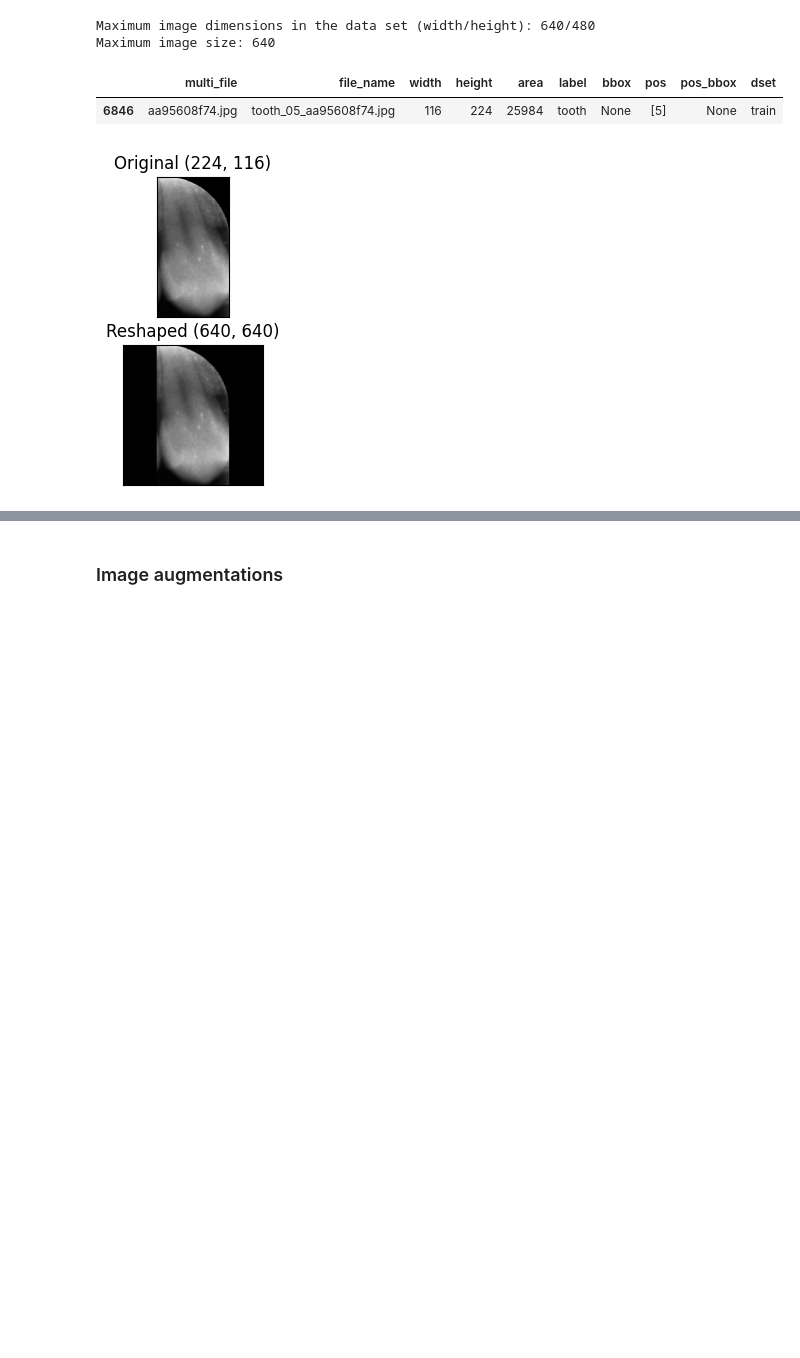
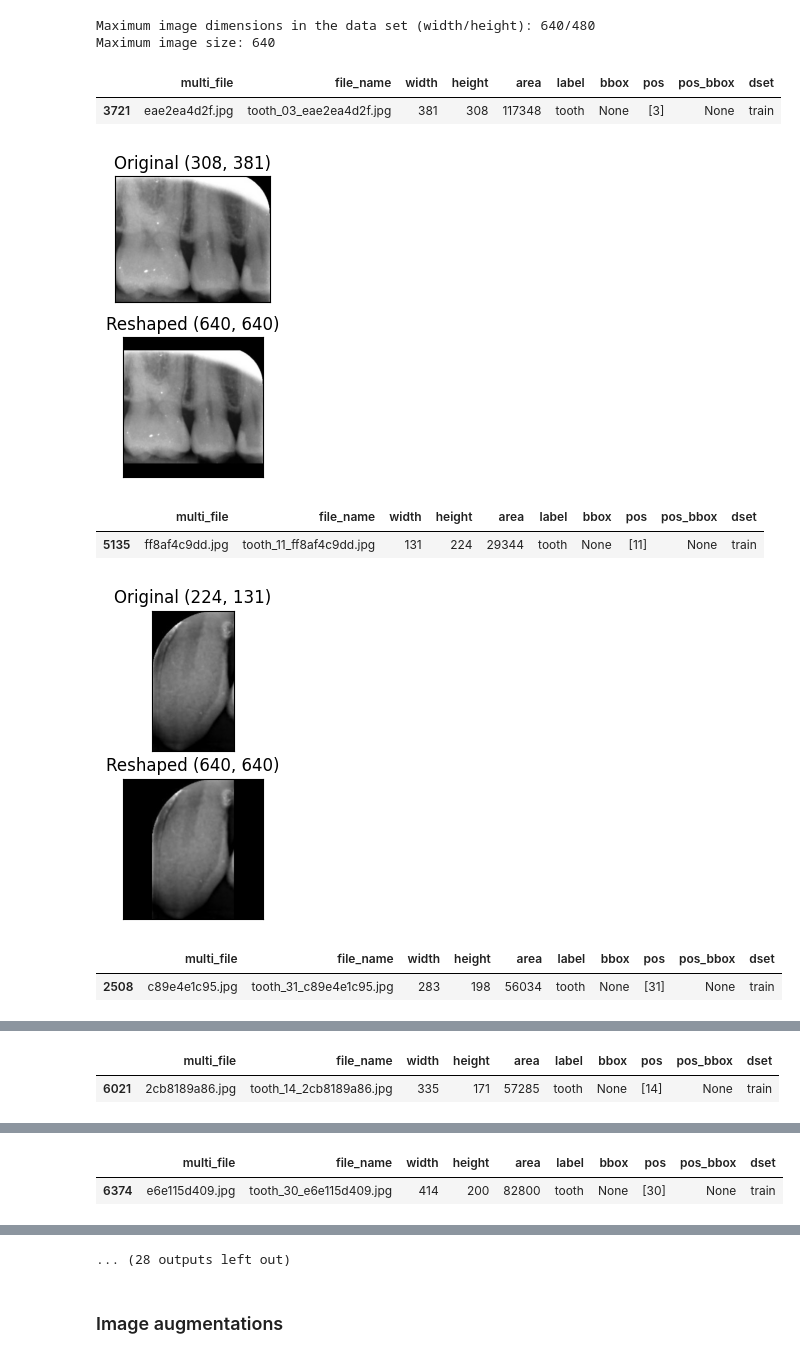
Before and after one commit to ccb-hms/computervision, a Jupyter notebook: notebooks/classification/04_augmentation.ipynb, the cells around one changed output, grey strips where cells are left out. Drawn from its saved outputs; the diff is of its cells as text; code cells hidden in the pictures; blank space fills up the shorter version.

```diff
--- a/notebooks/classification/04_augmentation.ipynb
+++ b/notebooks/classification/04_augmentation.ipynb
@@ -240,28 +236,33 @@ Maximum image dimensions in the data set (width/height): 640/480
 Maximum image size: 640
 # %%
 tooth_files = df.loc[df[label_col] == 'tooth', file_col].tolist()
-np.random.seed(234)
+np.random.seed(123)
 file_name_list = np.random.choice(tooth_files, size=20, replace=False)
 
-for f, file_name in enumerate(file_name_list[3:4]):
+for f, file_name in enumerate(file_name_list):
 
     df_file = df.loc[df[file_col] == file_name]
     file = os.path.join(image_dir, file_name)
     im = ImageData().load_image(file)
     im_output = T(image=im)['image']
 
     display(df_file)
 
     fig, ax = plt.subplots(nrows=2, ncols=1, figsize = (2, 4))
     ax[0].imshow(im)
     ax[0].set_title(f'Original {im.shape[:2]}')
     ax[1].imshow(im_output)
     ax[1].set_title(f'Reshaped {im_output.shape[:2]}')
     for axa in ax:
         axa.set(xticks=[], yticks=[])
 
     plt.show()
 # %% [output]
 |  | multi_file | file_name | width | height | area | label | bbox | pos | pos_bbox | dset |
-| 6846 | aa95608f74.jpg | tooth_05_aa95608f74.jpg | 116 | 224 | 25984 | tooth | None | [5] | None | train |
+| 3721 | eae2ea4d2f.jpg | tooth_03_eae2ea4d2f.jpg | 381 | 308 | 117348 | tooth | None | [3] | None | train |
-[figure, old version]
+[figure, new version]
+|  | multi_file | file_name | width | height | area | label | bbox | pos | pos_bbox | dset |
+| 5135 | ff8af4c9dd.jpg | tooth_11_ff8af4c9dd.jpg | 131 | 224 | 29344 | tooth | None | [11] | None | train |
+[figure, added]
+|  | multi_file | file_name | width | height | area | label | bbox | pos | pos_bbox | dset |
+| 2508 | c89e4e1c95.jpg | tooth_31_c89e4e1c95.jpg | 283 | 198 | 56034 | tooth | None | [31] | None | train |
@@ -267,0 +270,2 @@ for f, file_name in enumerate(file_name_list[3:4]):
+|  | multi_file | file_name | width | height | area | label | bbox | pos | pos_bbox | dset |
+| 6021 | 2cb8189a86.jpg | tooth_14_2cb8189a86.jpg | 335 | 171 | 57285 | tooth | None | [14] | None | train |
@@ -267,0 +273,2 @@ for f, file_name in enumerate(file_name_list[3:4]):
+|  | multi_file | file_name | width | height | area | label | bbox | pos | pos_bbox | dset |
+| 6374 | e6e115d409.jpg | tooth_30_e6e115d409.jpg | 414 | 200 | 82800 | tooth | None | [30] | None | train |
@@ -268,3 +279,4 @@ for f, file_name in enumerate(file_name_list[3:4]):
+... (28 outputs left out)
 # %% [markdown]
 ### Image augmentations ###
 # %%
```
Also changed, not shown: parts of 5 cells of this notebook, 8 other files.
